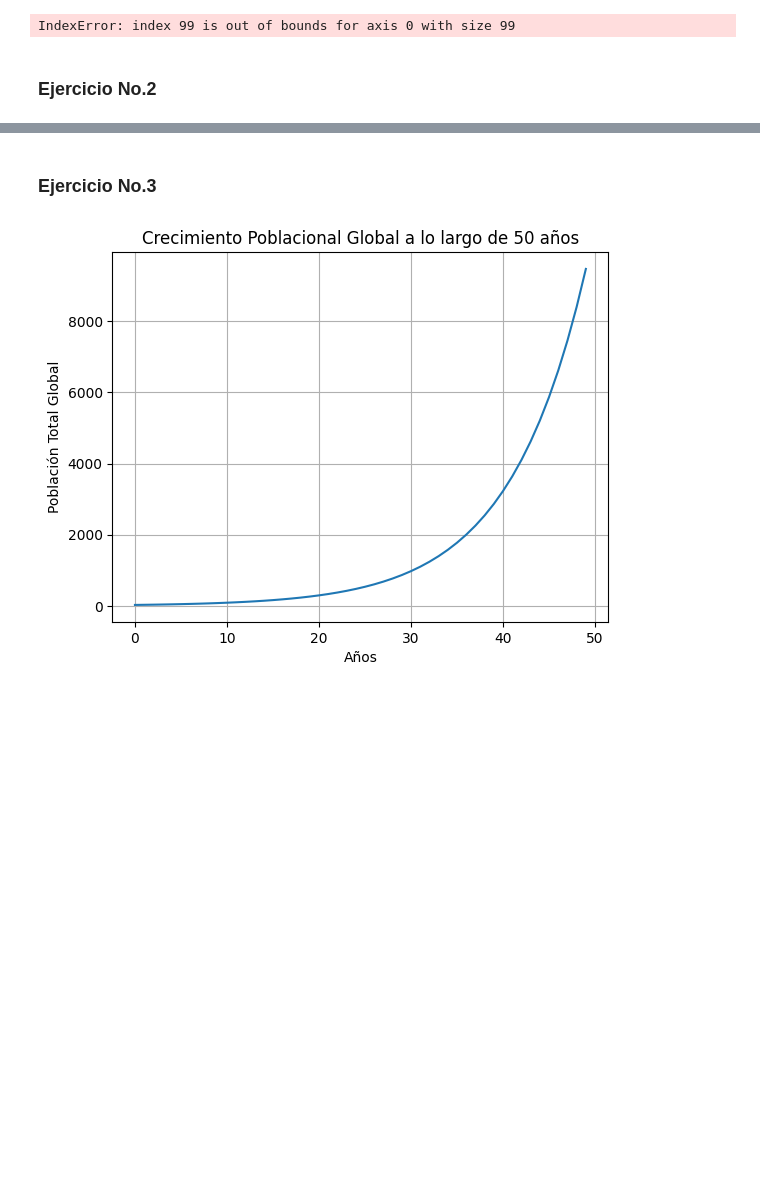
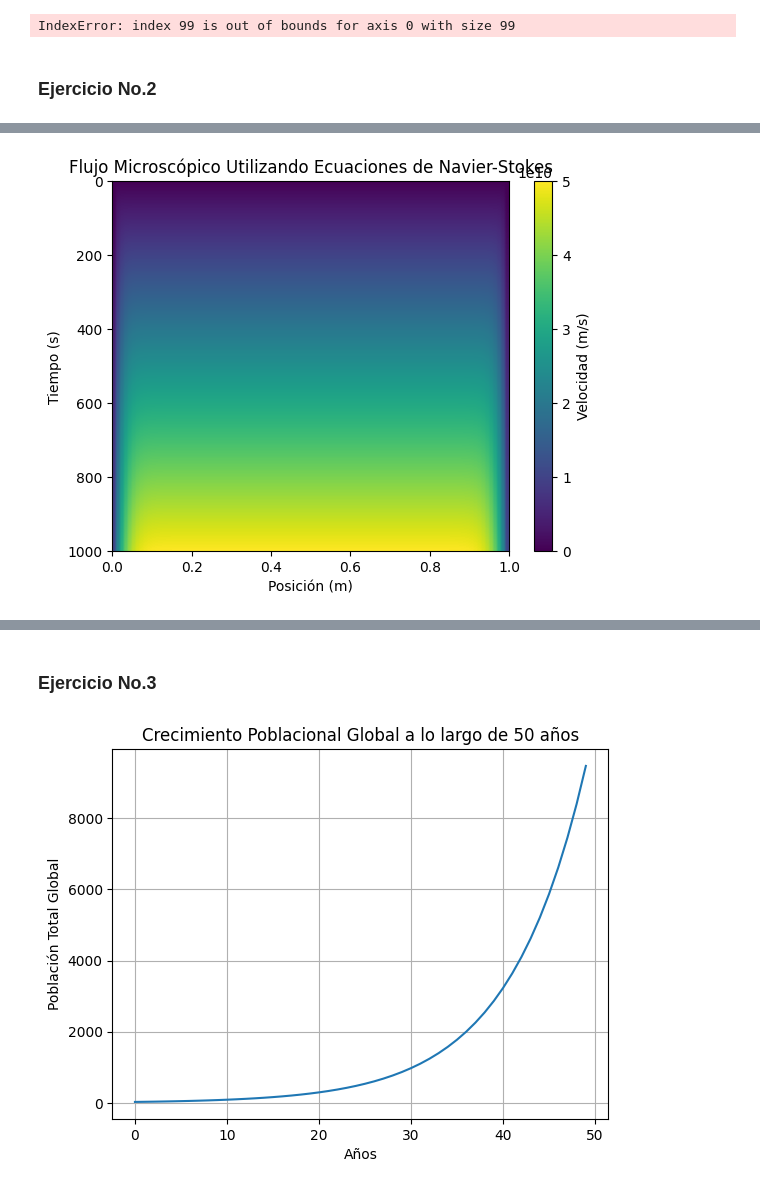
Before and after one commit to Paola-Contreras/Lab06-MS, a Jupyter notebook: lab6.ipynb, the cells around one changed output, grey strips where cells are left out. Drawn from its saved outputs; the diff is of its cells as text; code cells hidden in the pictures; blank space fills up the shorter version.

```diff
--- a/lab6.ipynb
+++ b/lab6.ipynb
@@ -233,0 +302,57 @@ plt.show()
+# %%
+import numpy as np
+import matplotlib.pyplot as plt
+from scipy.linalg import solve_banded
+
+def simulate_microscopic_flow(length, viscosity_fluid, inlet_pressure, outlet_pressure, spatial_step, time_step, total_time):
+    # numero de puntos en la malla espacial y temporal
+    num_x_points = int(length / spatial_step) + 1
+    num_time_steps = int(total_time / time_step) + 1
+
+    # inicializar la matriz de velocidad
+    velocity_field = np.zeros((num_time_steps, num_x_points))
+
+    # condiciones iniciales (velocidad inicial en todo el dominio)
+    velocity_field[0, :] = 0.0
+
+    # coeficientes para el método implícito
+    alpha = viscosity_fluid * time_step / (2 * spatial_step ** 2)
+    beta = time_step / (2 * spatial_step)
+
+    # preparar la matriz tridiagonal
+    ab = np.zeros((3, num_x_points))
+    ab[0, 1:] = -alpha  # Diagonal inferior
+    ab[1, :] = 1 + 2 * alpha  # Diagonal principal
+    ab[2, :-1] = -alpha  # Diagonal superior
+
+    # bucle principal de la simulación
+    for n in range(0, num_time_steps - 1):
+        # crear el vector b del sistema Ax = b
+        b = velocity_field[n, :]
+        b[1:-1] += alpha * (velocity_field[n, :-2] - 2 * velocity_field[n, 1:-1] + velocity_field[n, 2:])
+        b[1:-1] += beta * (inlet_pressure - outlet_pressure) / length
+
+        # resolver el sistema lineal para encontrar la nueva velocidad
+        velocity_field[n + 1, :] = solve_banded((1, 1), ab, b)
+
+    return velocity_field
+
+# parametros de simulación
+length = 1.0
+viscosity_fluid = 1e-6
+spatial_step = 0.01
+time_step = 0.1
+total_time = 1000.0
+inlet_pressure = 20e5
+outlet_pressure = 10e5
+
+# ver resultados
+velocity_field = simulate_microscopic_flow(length, viscosity_fluid, inlet_pressure, outlet_pressure, spatial_step, time_step, total_time)
+plt.imshow(velocity_field, extent=[0, length, total_time, 0], aspect='auto')
+plt.colorbar(label='Velocidad (m/s)')
+plt.xlabel('Posición (m)')
+plt.ylabel('Tiempo (s)')
+plt.title('Flujo Microscópico Utilizando Ecuaciones de Navier-Stokes')
+plt.show()
+# %% [output]
+[figure, added]
```
Also changed, not shown: parts of 7 cells of this notebook.
